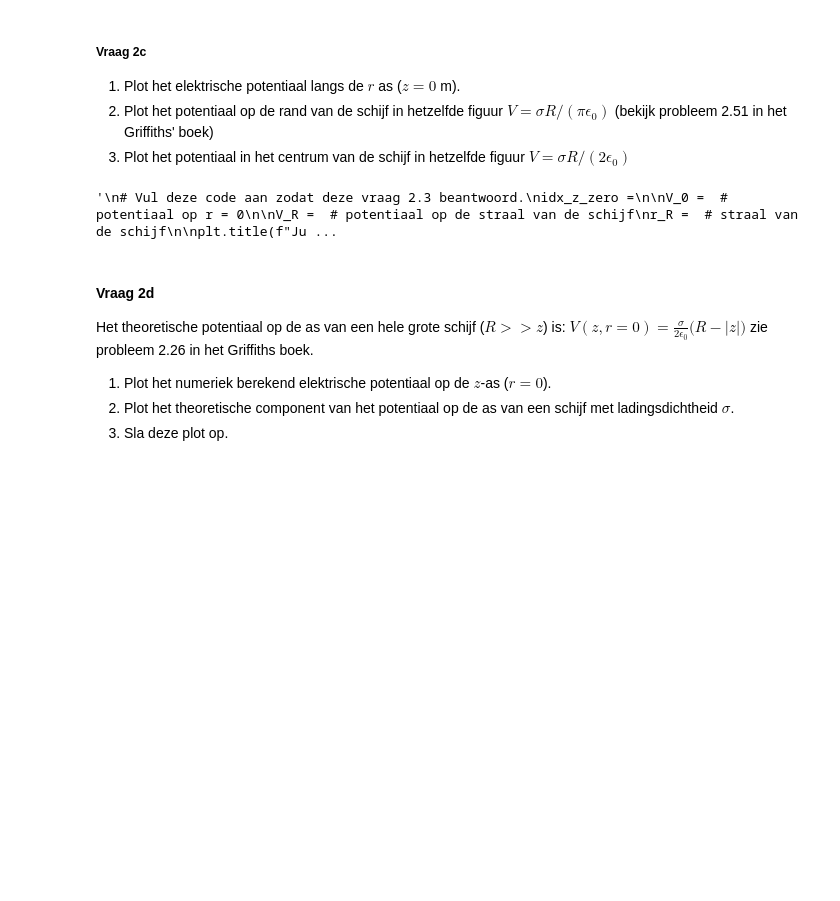
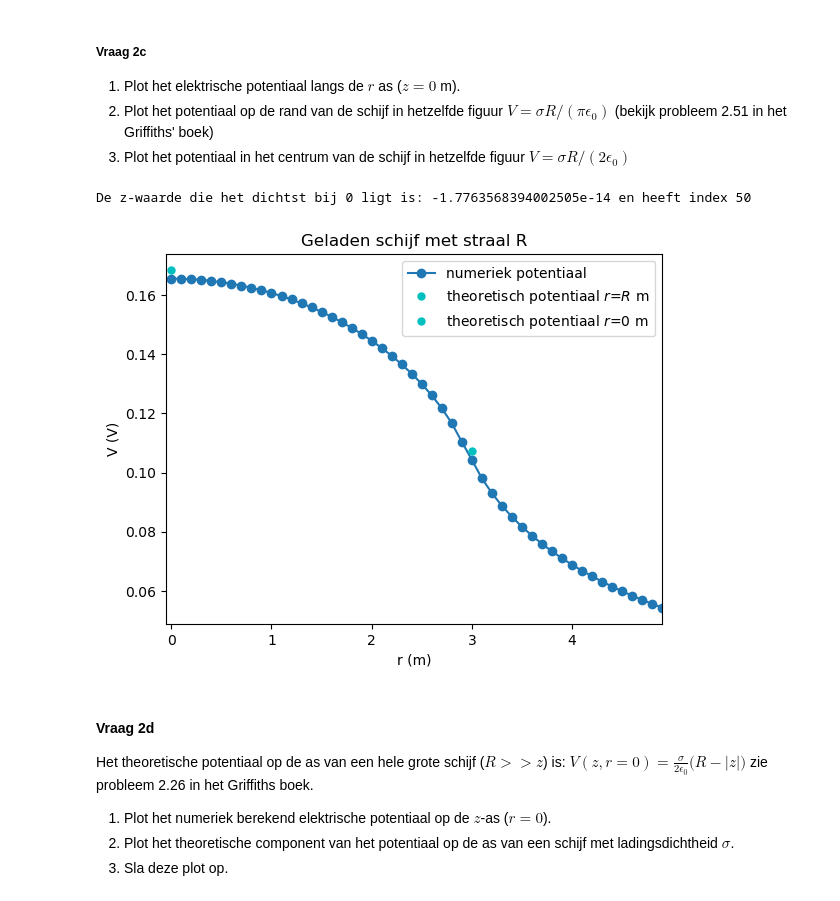
Before and after one commit to AnnetMoeleker/opdrachten-DEF-D, a Jupyter notebook: DigitaleOntwerpopdrachten/1CondensatorOpdracht/CondensatorOntwerpopdracht.ipynb, the cells around one changed output. Cells and saved outputs as stored; diff of their text form; code cells hidden in the pictures; blank space fills up the shorter version.

Commit message:
opdracht 2a-2c

```diff
--- a/DigitaleOntwerpopdrachten/1CondensatorOpdracht/CondensatorOntwerpopdracht.ipynb
+++ b/DigitaleOntwerpopdrachten/1CondensatorOpdracht/CondensatorOntwerpopdracht.ipynb
@@ -220,6 +222,6 @@ Pas de cel die je in vraag 2a hebt aangepast weer aan naar de originele waardes.
 Het aantal punten dat gebruikt wordt om de schijf te creëren is number_point_charges_on_disk en de lading van een punt is charge_one_point in Coulomb.
 1. Bereken en print de ladingsdichtheid $\sigma$ met een correcte eenheid.
 # %%
-###
-###Hier jouw code###
-###
+# σ = Q_tot / A
+sigma = (number_point_charges_on_disk * charge_one_point) / (np.pi * disk_radius**2)
+print(f'De ladingsdichtheid van de schijf is {sigma:.1e} C/m^2')
@@ -231,26 +235,37 @@ Het aantal punten dat gebruikt wordt om de schijf te creëren is number_point_ch
 (bekijk probleem 2.51 in het Griffiths' boek)
 3. Plot het potentiaal in het centrum van de schijf in hetzelfde figuur $V = \sigma R/(2 \epsilon_0)$
 # %%
-"""
 # Vul deze code aan zodat deze vraag 2.3 beantwoord.
-idx_z_zero =
+#waarde voor z=0 bepalen uit z-array
+afstand=np.abs(z) #absolute afstand tot z=0
+idx_z_zero = np.argmin(afstand) #geeft de index van de z-waarde die het dichtst bij z=0 ligt
+print('De z-waarde die het dichtst bij 0 ligt is:', z[idx_z_zero], 'en heeft index', idx_z_zero)
 
-V_0 =  # potentiaal op r = 0
+#opdracht 1
+V_z0 = V[idx_z_zero, :] #array voor elektrisch potentiaal op z=0 voor verschillende r
 
-V_R =  # potentiaal op de straal van de schijf
-r_R =  # straal van de schijf
+#opdracht 2
+V_R = (sigma*disk_radius)/(np.pi*epsilon0) # potentiaal op de straal van de schijf
+r_R = disk_radius  # straal van de schijf
 
-plt.title(f"Jullie titel")
-plt.plot(r, V, "o-", label="numeriek potentiaal")
-plt.plot(0, V_0, "c.", label="theoretisch potentiaal $r$=0 m")
-plt.plot(r_R, V_R, "c.", label="theoretisch potentiaal $r$=$R$ m")
+#opdracht 3
+V_0 = (sigma*disk_radius)/(2*epsilon0) # potentiaal op r = 0
+
+#grafiek
+plt.figure()
+plt.title(f"Geladen schijf met straal R")
+plt.xlabel("r (m)")
+plt.ylabel("V (V)")
+plt.xlim(-0.05,max(r))
+plt.ylim(0.9*min(V_z0),1.05*max(V_z0))
+plt.plot(r, V_z0, "o-", label="numeriek potentiaal")                                #opdracht 1
+plt.plot(r_R, V_R, "c.", markersize=10, label="theoretisch potentiaal $r$=$R$ m")   #opdracht 2
+plt.plot(0, V_0, "c.", markersize=10, label="theoretisch potentiaal $r$=0 m")       #opdracht 3
 plt.legend()
-plt.xlabel("Een relevante eenheid")
-plt.ylabel("Een relevante eenheid")
-
-"""
+plt.show()
 # %% [output]
-'\n# Vul deze code aan zodat deze vraag 2.3 beantwoord.\nidx_z_zero =\n\nV_0 =  # potentiaal op r = 0\n\nV_R =  # potentiaal op de straal van de schijf\nr_R =  # straal van de schijf\n\nplt.title(f"Ju ...
+De z-waarde die het dichtst bij 0 ligt is: -1.7763568394002505e-14 en heeft index 50
+[figure, added]
 # %% [markdown]
 #### Vraag 2d
 
```
Also changed, not shown: parts of 2 cells of this notebook.
